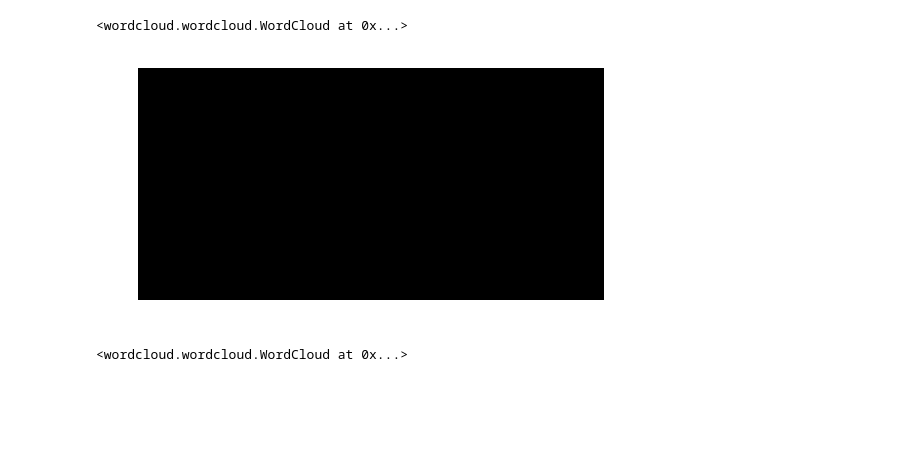
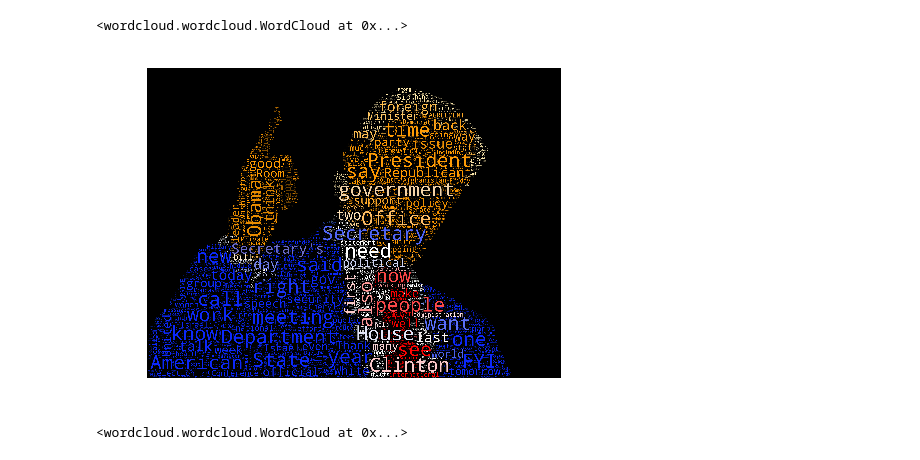
Before and after one commit to jmuth/ADA_homeworks, a Jupyter notebook: 05 - Taming Text/Taming_Text.ipynb, the cells around one changed output. Drawn from its saved outputs; the diff is of its cells as text; code cells hidden in the pictures; blank space fills up the shorter version.

```diff
--- a/05 - Taming Text/Taming_Text.ipynb
+++ b/05 - Taming Text/Taming_Text.ipynb
@@ -84,12 +81,11 @@ wc_colored.generate(text_str)
 # %%
 # create coloring from image
 image_colors = ImageColorGenerator(trump_coloring)
-# plt.imshow(wc.recolor(color_func=image_colors))
-plt.imshow(wc, cmap=plt.cm.gray)
+plt.imshow(wc.recolor(color_func=image_colors))
 plt.axis("off")
 plt.show()
 # %% [output]
-[figure, old version]
+[figure, new version]
 # %%
 wc.to_file("trump<3clinton.png")
 # %% [output]
```
Also changed, not shown: parts of 4 cells of this notebook.
